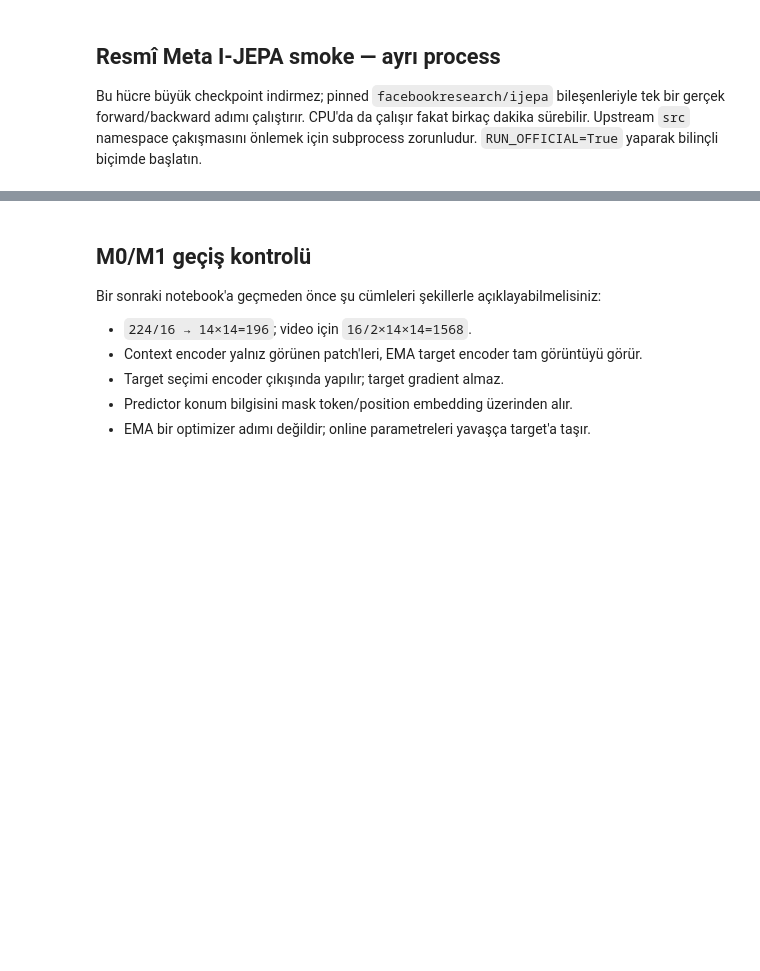
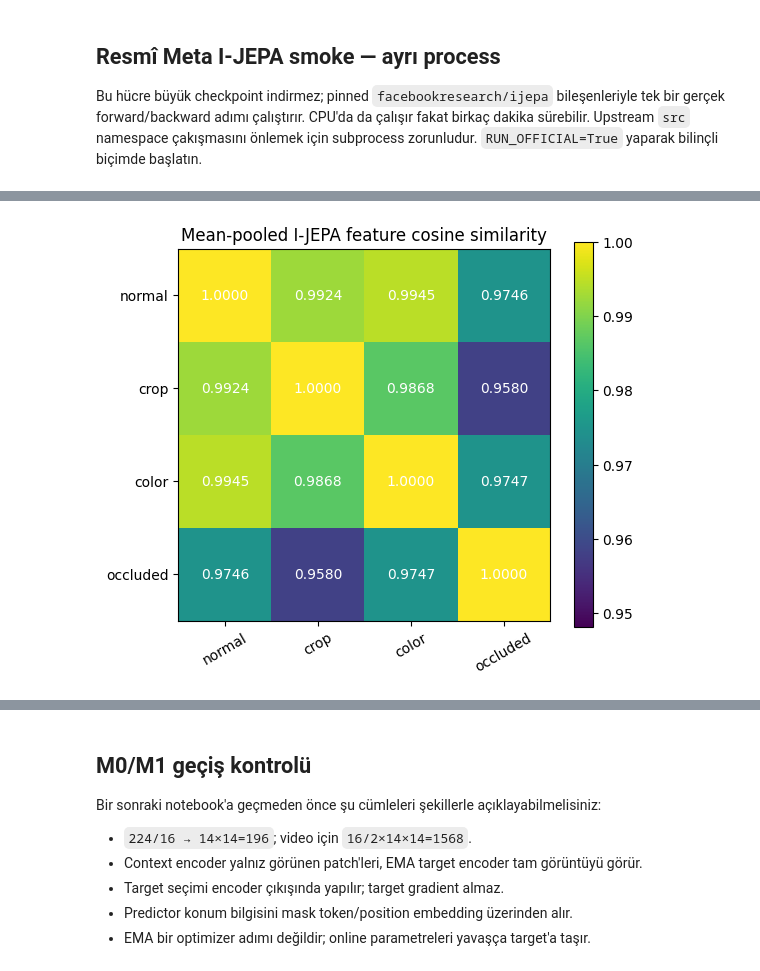
Before and after one commit to ErcanKurtoglu/JEPA_experiment, a Jupyter notebook: notebooks/00_foundations_and_ijepa.ipynb, the cells around one changed output, grey strips where cells are left out. Cells and saved outputs as stored; diff of their text form; code cells hidden in the pictures; blank space fills up the shorter version.

```diff
--- a/notebooks/00_foundations_and_ijepa.ipynb
+++ b/notebooks/00_foundations_and_ijepa.ipynb
@@ -133,0 +559,44 @@ Checkpoint'i `configs/checkpoints.yaml` içindeki resmî URL'den indirin. ViT-H/
+# %%
+import matplotlib.pyplot as plt
+
+names = ["normal", "crop", "color", "occluded"]
+
+# [4, 256, 1280] -> [4, 1280]
+global_features = features.mean(axis=1)
+
+# Cosine için normalize et
+global_features = global_features / (
+    np.linalg.norm(global_features, axis=1, keepdims=True) + 1e-8
+)
+
+similarity = global_features @ global_features.T
+
+fig, ax = plt.subplots(figsize=(6, 5))
+
+# Değerler birbirine çok yakın olduğu için ölçek yakınlaştırılmıştır.
+im = ax.imshow(
+    similarity,
+    cmap="viridis",
+    vmin=max(0.90, similarity.min() - 0.01),
+    vmax=1.0,
+)
+
+ax.set_xticks(range(4), names, rotation=30)
+ax.set_yticks(range(4), names)
+
+for row in range(4):
+    for col in range(4):
+        ax.text(
+            col,
+            row,
+            f"{similarity[row, col]:.4f}",
+            ha="center",
+            va="center",
+            color="white",
+        )
+
+ax.set_title("Mean-pooled I-JEPA feature cosine similarity")
+plt.colorbar(im, ax=ax)
+plt.show()
+# %% [output]
+[figure, added]
```
Also changed, not shown: parts of 31 cells of this notebook, 1 other file.
